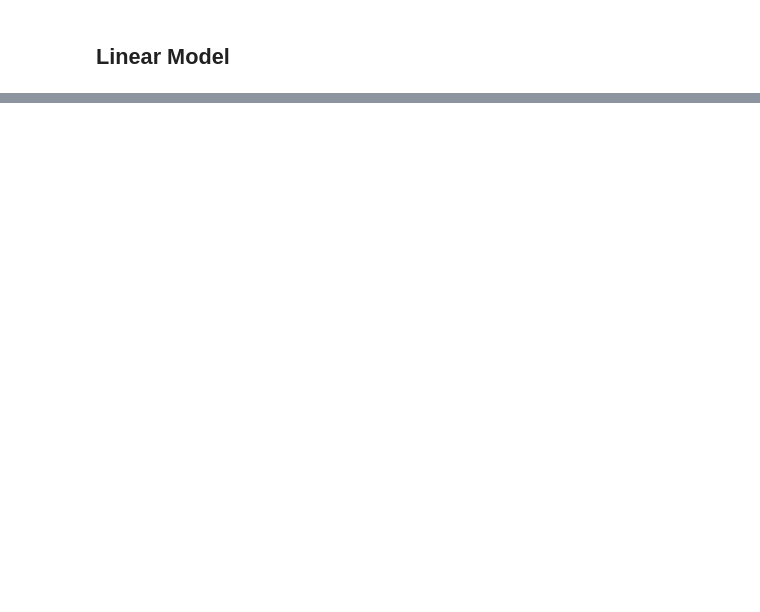
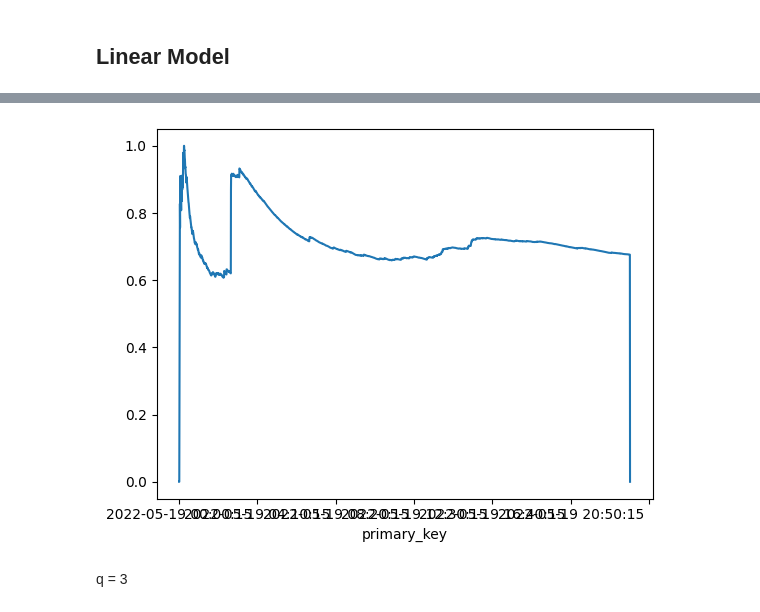
Before and after one commit to abefarkas/Thalassa_Regime_Classifier, a Jupyter notebook: Updated_Data.ipynb, the cells around one changed output, grey strips where cells are left out. Drawn from its saved outputs; the diff is of its cells as text; code cells hidden in the pictures; blank space fills up the shorter version.

```diff
--- a/Updated_Data.ipynb
+++ b/Updated_Data.ipynb
@@ -342,0 +302,4 @@ joblib.dump(pipe, 'model.joblib')
+# %%
+data['volatility_t+1'].plot();
+# %% [output]
+[figure, added]
@@ -342,0 +327,2 @@ joblib.dump(pipe, 'model.joblib')
+# %% [markdown]
+q = 3
```
Also changed, not shown: parts of 70 cells of this notebook, 2 other files.
